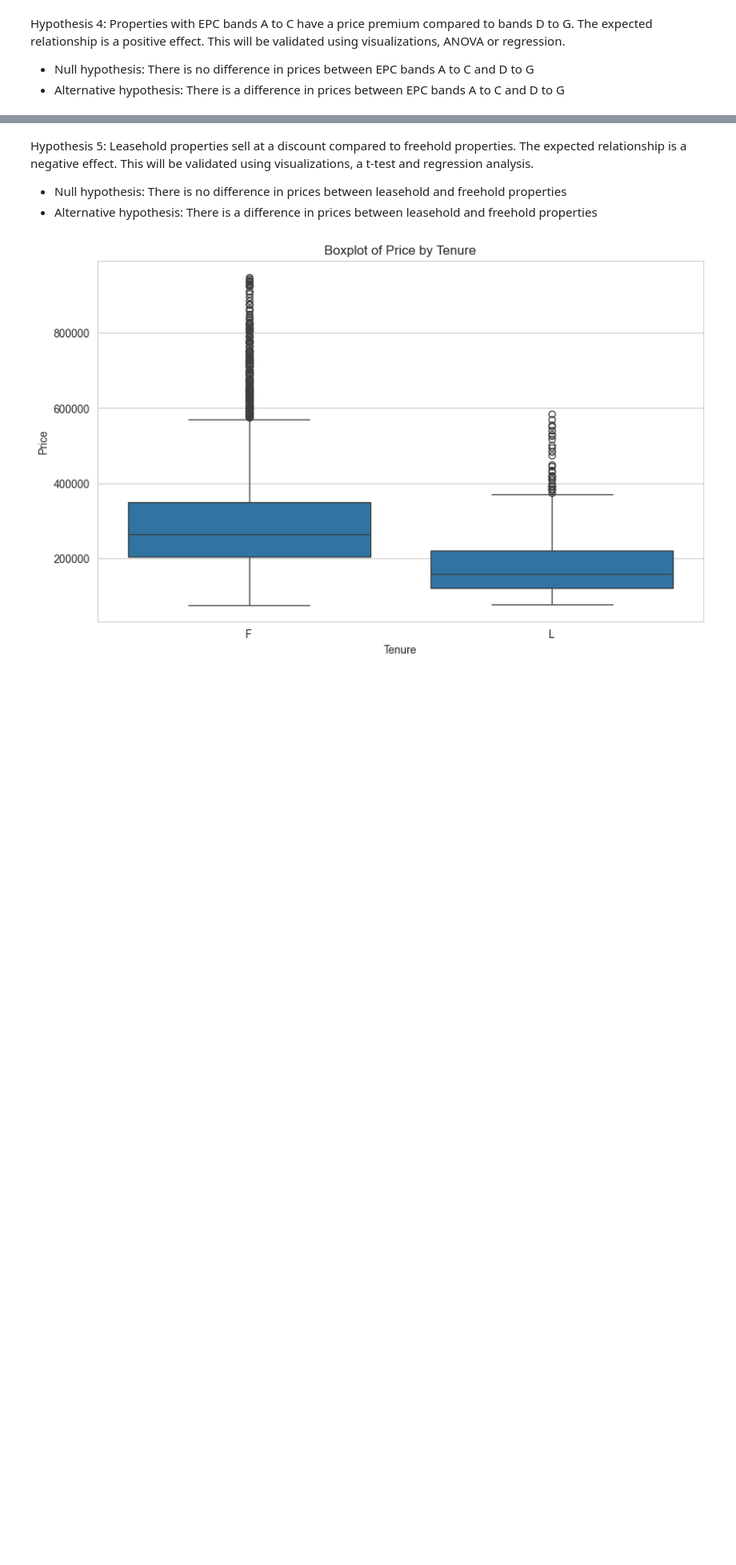
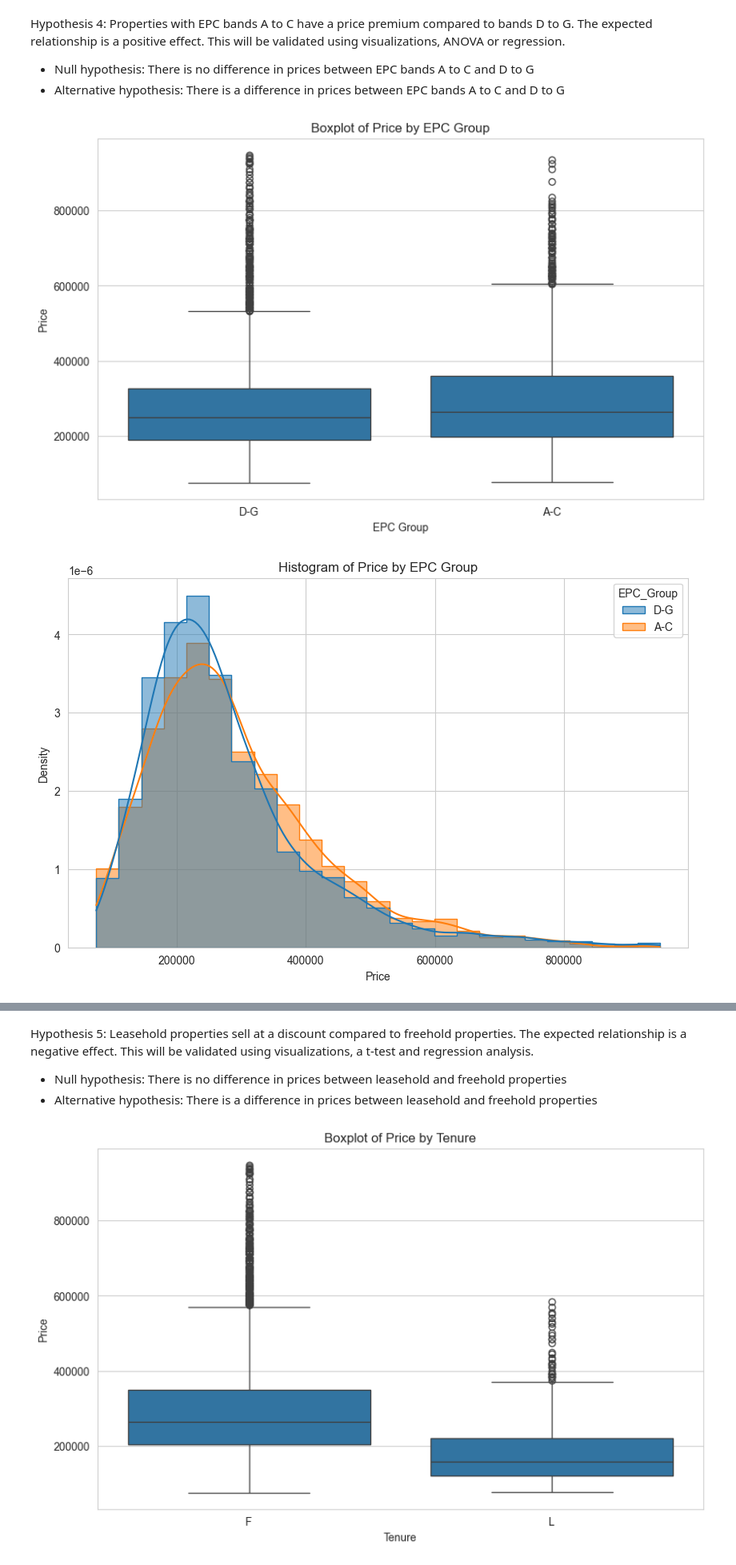
Before and after one commit to maleeper/Midlands_House_Prices, a Jupyter notebook: jupyter_notebooks/07 EDA and Hypotheses tests.ipynb, the cells around one changed output, grey strips where cells are left out. Shown at 80% size. Cells and saved outputs as stored; diff of their text form; code cells hidden in the pictures; blank space fills up the shorter version.

```diff
--- a/jupyter_notebooks/07 EDA and Hypotheses tests.ipynb
+++ b/jupyter_notebooks/07 EDA and Hypotheses tests.ipynb
@@ -254,25 +274,28 @@ Hypothesis 4: Properties with EPC bands A to C have a price premium compared to
 # %%
 # Hypothesis 4: Properties with EPC bands A to C have a price premium compared to bands D to G. The expected relationship is a positive effect. This will be validated using visualizations, ANOVA or regression.
 # Null hypothesis: There is no difference in prices between EPC bands A to C and D to G
 # Alternative hypothesis: There is a difference in prices between EPC bands A to C and D to G
 
 # split energy_band_num into two groups 7-5 (A-C) and 4-1 (D-G)
 df['EPC_Group'] = np.where(df['energy_band_num'].isin([7, 6, 5]), 'A-C', 'D-G')
 # boxplot of price by EPC_Group
 plt.figure(figsize=(10, 6))
 sns.boxplot(data=df, x='EPC_Group', y='price')
 plt.title('Boxplot of Price by EPC Group')
 plt.xlabel('EPC Group')
 plt.ylabel('Price')
 plt.show()
 
-# histogram of price by energy_band_num
+# histogram of price by EPC_Group
 plt.figure(figsize=(10, 6))
-sns.histplot(data=df, x='price', hue='energy_band_num', element='step', stat='density', common_norm=False, bins=25, alpha=0.5, kde=True)
-plt.title('Histogram of Price by Energy Band Number')
+sns.histplot(data=df, x='price', hue='EPC_Group', element='step', stat='density', common_norm=False, bins=25, alpha=0.5, kde=True)
+plt.title('Histogram of Price by EPC Group')
 plt.xlabel('Price')
 plt.ylabel('Density')
 plt.show()
+# %% [output]
+[figure, added]
+[figure, added]
 # %%
 # test the hypothesis that there is a difference in prices between EPC bands A to C and D to G
 import scipy.stats as stats
```
Also changed, not shown: parts of 13 cells of this notebook, 5 other files.
